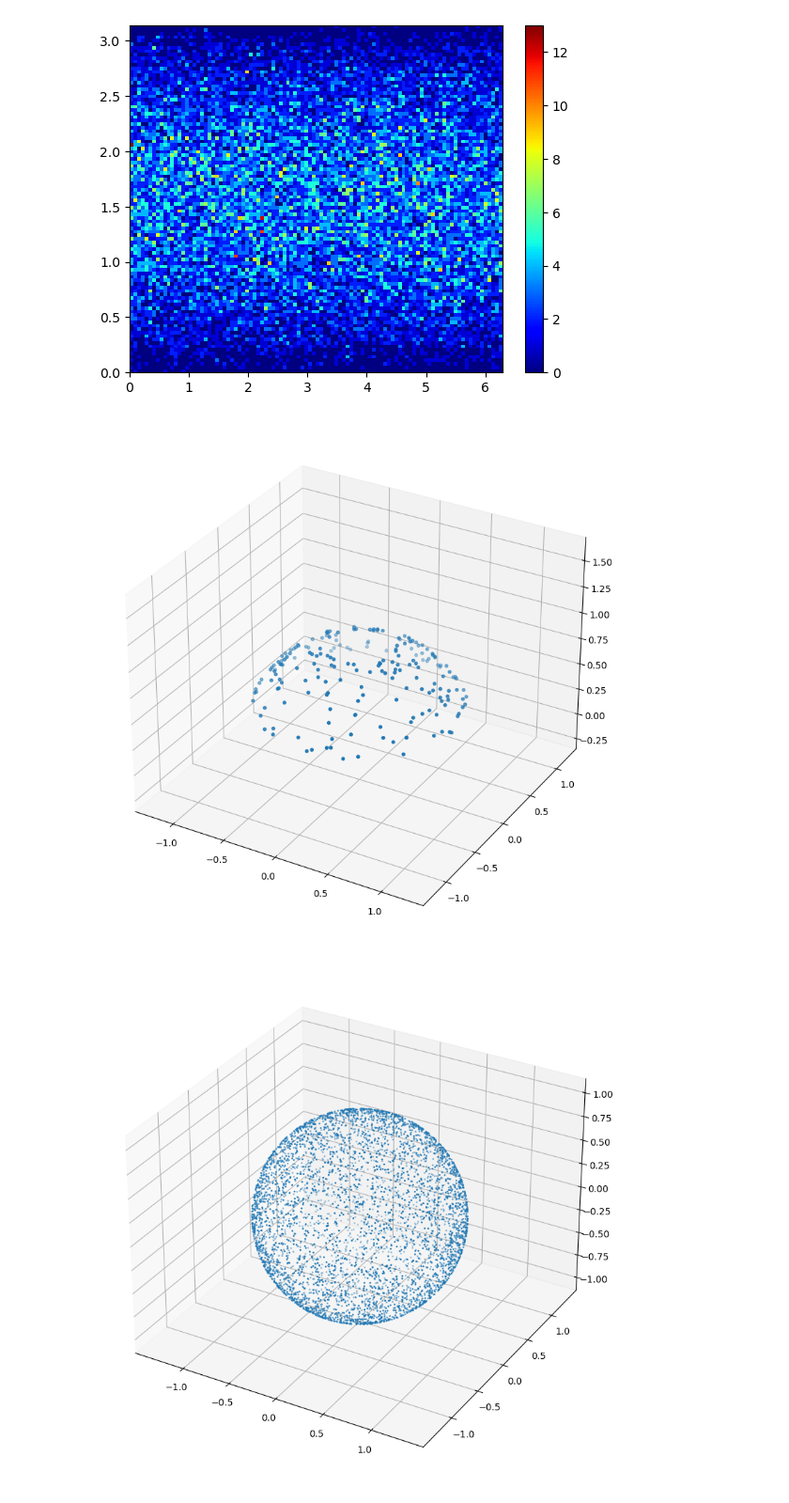
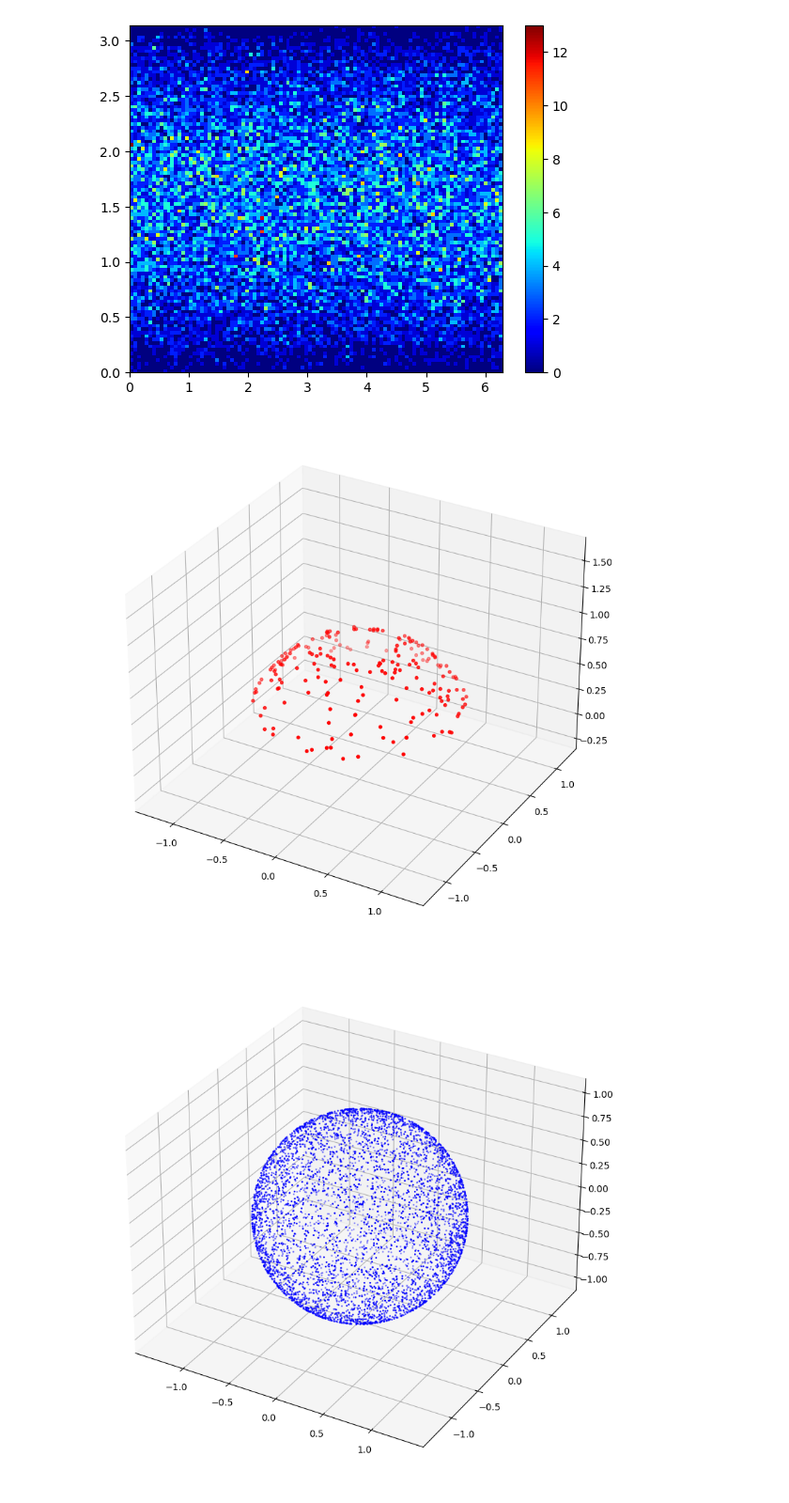
Before and after one commit to ccol168/Directionality_ToyMC_JUNO, a Jupyter notebook: Analysis_ToyMC.ipynb, the cells around one changed output. Shown at 94% size. Cells and saved outputs as stored; diff of their text form; code cells hidden in the pictures.

Commit message:
complete photon image and chi squared test for uniformity

```diff
--- a/Analysis_ToyMC.ipynb
+++ b/Analysis_ToyMC.ipynb
@@ -109,32 +109,45 @@ plt.show()
 # %%
 x_scint,y_scint,z_scint = SphericalToCarthesian(1.,Scint_thetas,Scint_phis)
 x_cher,y_cher,z_cher = SphericalToCarthesian(1.,Cher_thetas,Cher_phis)
+x_tot,y_tot,z_tot = SphericalToCarthesian(1.,thetas,phis)
 sizes = np.full(len(x_cher),10)
 sizes_scint = np.full(len(x_scint),1)
 
-def Make3dPlot(X,Y,Z,sizes) :
+colors_array = []
+sizes_tot = []
+for i in range (0,N) :
+    if types[i] == 0:
+        colors_array.append("blue")
+        sizes_tot.append(1)
+    else :
+        colors_array.append("red")
+        sizes_tot.append(5)
+
+def Make3dPlot(X,Y,Z,sizes,color=None) :
 
 
     fig = plt.figure(figsize = (10, 10))
     ax = fig.add_subplot(projection='3d')
 
-    scat = ax.scatter(X, Y, Z,s=sizes)
+    scat = ax.scatter(X, Y, Z,s=sizes, c=color)
 
     # Create cubic bounding box to simulate equal aspect ratio. Default aspect ratio is 4:4:3, fix the constants to fix the ratio
     max_range = np.array([X.max()-X.min(), Y.max()-Y.min(), Z.max()-Z.min()]).max()
     Xb = 0.6666*max_range*np.mgrid[-1:2:2,-1:2:2,-1:2:2][0].flatten() + 0.6666*(X.max()+X.min())
     Yb = 0.6666*max_range*np.mgrid[-1:2:2,-1:2:2,-1:2:2][1].flatten() + 0.6666*(Y.max()+Y.min())
     Zb = 0.5*max_range*np.mgrid[-1:2:2,-1:2:2,-1:2:2][2].flatten() + 0.5*(Z.max()+Z.min())
     for xb, yb, zb in zip(Xb, Yb, Zb):
        ax.plot([xb], [yb], [zb], 'w')
 
     plt.grid()
     plt.show()
 
-Make3dPlot(x_cher,y_cher,z_cher,sizes)
+Make3dPlot(x_cher,y_cher,z_cher,sizes,"red")
 
 scattlim=5000 #limit the scintillation events plotted
-Make3dPlot(x_scint[:scattlim],y_scint[:scattlim],z_scint[:scattlim],sizes_scint[:scattlim])
+Make3dPlot(x_scint[:scattlim],y_scint[:scattlim],z_scint[:scattlim],sizes_scint[:scattlim],"blue")
+cut_tot=15000 #same as before, but the cut is at the end because it would exclude all cherenkov events otherwise
+Make3dPlot(x_tot[cut_tot:],y_tot[cut_tot:],z_tot[cut_tot:],sizes_tot[cut_tot:],colors_array[cut_tot:])
 # %% [output]
-[figure, old version]
+[figure, new version]
-[figure, old version]
+[figure, new version]
```
Also changed, not shown: parts of 4 cells of this notebook.
